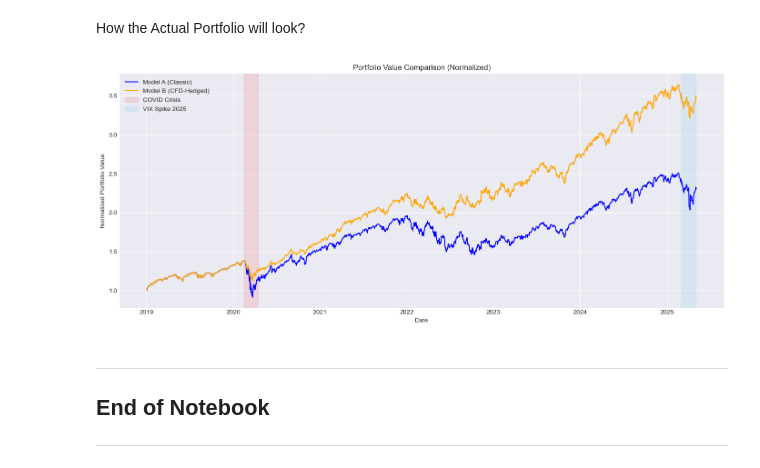
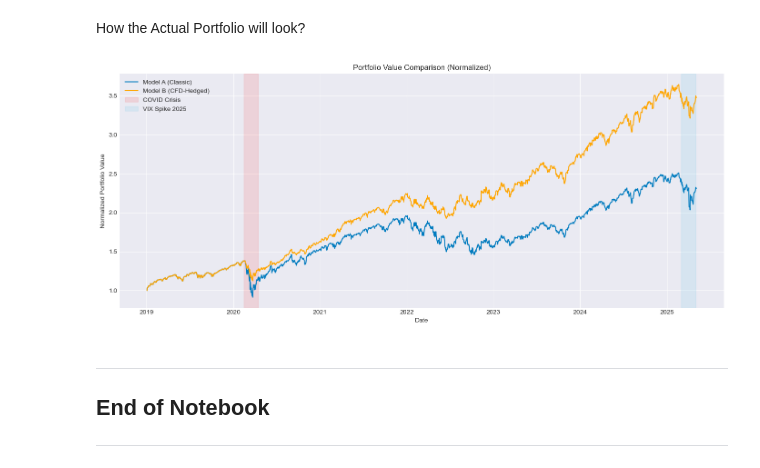
Before and after one commit to shekharbiswas/CFD_Simulation, a Jupyter notebook: analysis.ipynb, the cells around one changed output. Drawn from its saved outputs; the diff is of its cells as text; code cells hidden in the pictures.

```diff
--- a/analysis.ipynb
+++ b/analysis.ipynb
@@ -1333,35 +1333,37 @@ def simulate_hedged_vs_classic_portfolio(df, initial_capital=1_000_000, vix_thre
     model_a = [initial_capital]
     model_b = [initial_capital]
 
     for i in range(1, len(df)):
         r = df["SP500_Return"].iloc[i]
         model_a.append(model_a[-1] * (1 + r))
         model_b.append(model_b[-1] * (1 + r * hedge_effect[i]))
 
     df_result = df[["date"]].copy()
     df_result["Model_A"] = np.array(model_a) / initial_capital
     df_result["Model_B"] = np.array(model_b) / initial_capital
     return df_result
 
 def plot_portfolios(df_result, title="Portfolio Value Comparison (Normalized)"):
     plt.figure(figsize=(14, 6))
-    plt.plot(df_result["date"], df_result["Model_A"], label="Model A (Classic)", color="blue")
+    plt.plot(df_result["date"], df_result["Model_A"], label="Model A (Classic)", color="#007BBF")  # Custom blue
     plt.plot(df_result["date"], df_result["Model_B"], label="Model B (CFD-Hedged)", color="orange")
     plt.axvspan(pd.Timestamp("2020-02-15"), pd.Timestamp("2020-04-15"), color="red", alpha=0.1, label="COVID Crisis")
     plt.axvspan(pd.Timestamp("2025-03-01"), pd.Timestamp("2025-05-01"), color="skyblue", alpha=0.2, label="VIX Spike 2025")
     plt.title(title)
     plt.xlabel("Date")
     plt.ylabel("Normalized Portfolio Value")
     plt.legend()
     plt.grid(True)
     plt.tight_layout()
     plt.show()
 
+
+
 sim_df = main_df.reset_index()
 df_result = simulate_hedged_vs_classic_portfolio(sim_df)
 plot_portfolios(df_result)
 # %% [output]
-[figure, old version]
+[figure, new version]
 # %% [markdown]
 ---
 ## End of Notebook
```
Also changed, not shown: parts of 3 cells of this notebook, 1 other file.
